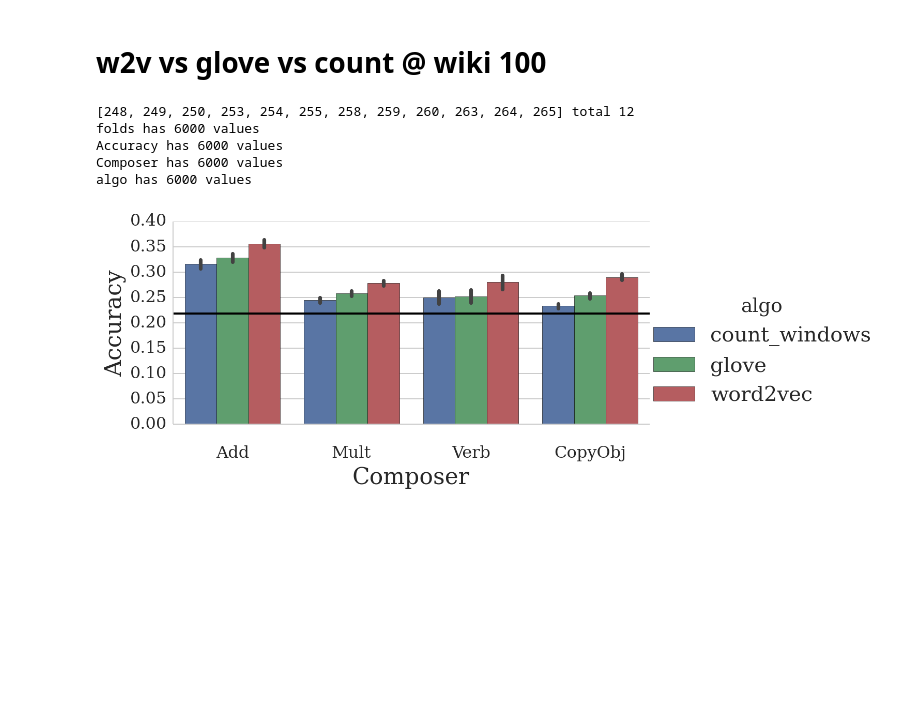
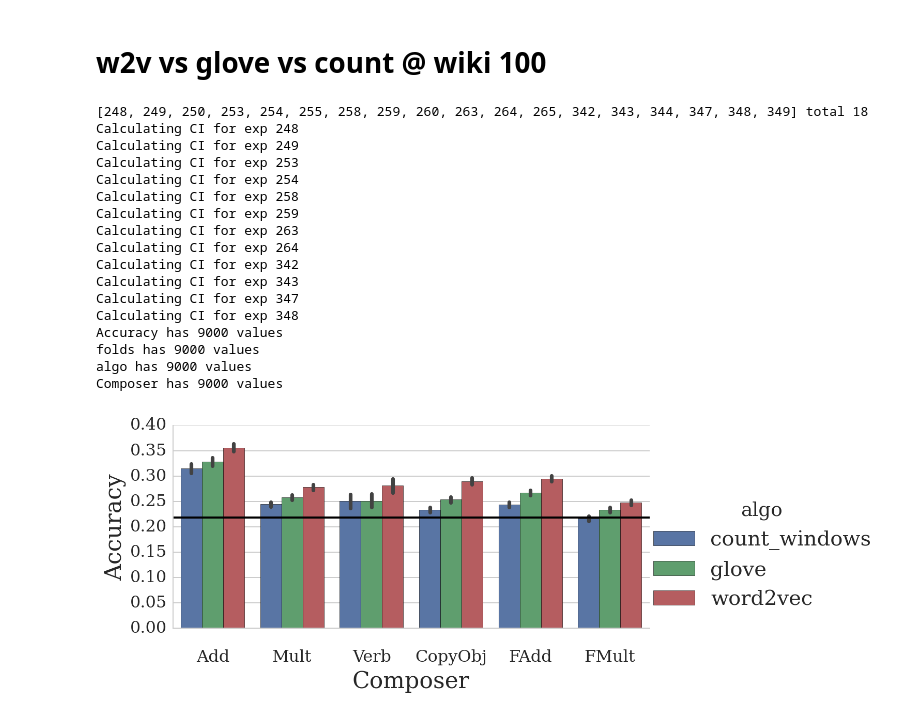
Before and after one commit to mbatchkarov/ExpLosion, a Jupyter notebook: notebooks/verb_phrases.ipynb, the cells around one changed output. Cells and saved outputs as stored; diff of their text form; code cells hidden in the pictures; blank space fills up the shorter version.

```diff
--- a/notebooks/verb_phrases.ipynb
+++ b/notebooks/verb_phrases.ipynb
@@ -19,7 +19,7 @@ s = {'document_features_ev': 'SVO',
     'expansions__use_random_neighbours': 0,
     'expansions__use_similarity': 0,
     'expansions__vectors__algorithm__in': ['word2vec'],
-    'expansions__vectors__composer__in': ['Verb', 'CopyObj', 'Add', 'Mult', 'Left', 'Right'],
+    'expansions__vectors__composer__in': ['Verb', 'CopyObj', 'Add', 'Mult', 'FAdd', 'FMult'],
     'expansions__vectors__dimensionality': 100,
     'expansions__vectors__rep': 0,
     'expansions__vectors__unlabelled_percentage__in': [15, 100],
@@ -63,24 +74,36 @@ algo has 6000 values
 # w2v vs glove vs count @ wiki 100
 # %%
 s['expansions__vectors__algorithm__in'] = ['word2vec', 'glove', 'count_windows']
-s['expansions__vectors__composer__in'] = ['Verb', 'CopyObj', 'Add', 'Mult', 'Left', 'Right']
+s['expansions__vectors__composer__in'] = ['Verb', 'CopyObj', 'Add', 'Mult', 'FAdd', 'FMult']
 s['expansions__vectors__unlabelled'] = 'wiki'
 s['expansions__vectors__unlabelled_percentage__in'] = [100]
 ids = Experiment.objects.filter(**s).values_list('id', flat=True)
 print(ids, 'total', len(ids))
 
 fields = {'algo': 'expansions__vectors__algorithm',
           'Composer': 'expansions__vectors__composer'
 }
 df = dataframe_from_exp_ids(ids, fields, abbreviate=False)
 g= sns.factorplot(y='Accuracy', x='Composer', hue='algo',
                    data=df, kind='bar', aspect=2, ci=68);
 plt.axhline(random_vect_baseline(), c='k')
 plt.savefig('plot-vps-algorithm.pdf', format='pdf', dpi=300, bbox_inches='tight', pad_inches=0.1)
 # %% [output]
-[248, 249, 250, 253, 254, 255, 258, 259, 260, 263, 264, 265] total 12
-folds has 6000 values
-Accuracy has 6000 values
-Composer has 6000 values
-algo has 6000 values
+[248, 249, 250, 253, 254, 255, 258, 259, 260, 263, 264, 265, 342, 343, 344, 347, 348, 349] total 18
+Calculating CI for exp 248
+Calculating CI for exp 249
+Calculating CI for exp 253
+Calculating CI for exp 254
+Calculating CI for exp 258
+Calculating CI for exp 259
+Calculating CI for exp 263
+Calculating CI for exp 264
+Calculating CI for exp 342
+Calculating CI for exp 343
+Calculating CI for exp 347
+Calculating CI for exp 348
+Accuracy has 9000 values
+folds has 9000 values
+algo has 9000 values
+Composer has 9000 values
-[figure, old version]
+[figure, new version]
```
Also changed, not shown: parts of 3 cells of this notebook, 1 other file.
